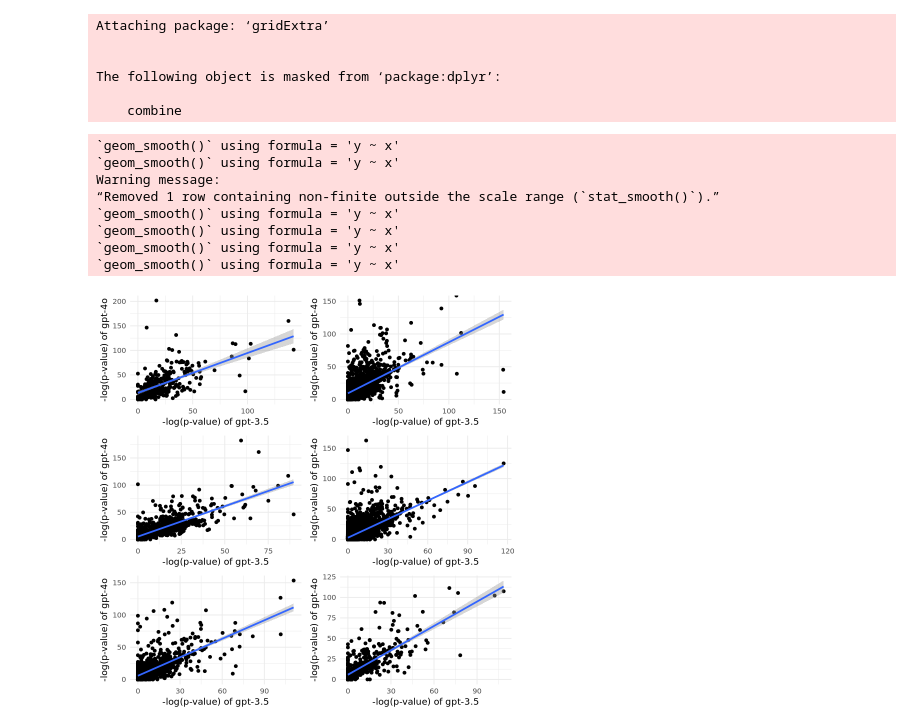
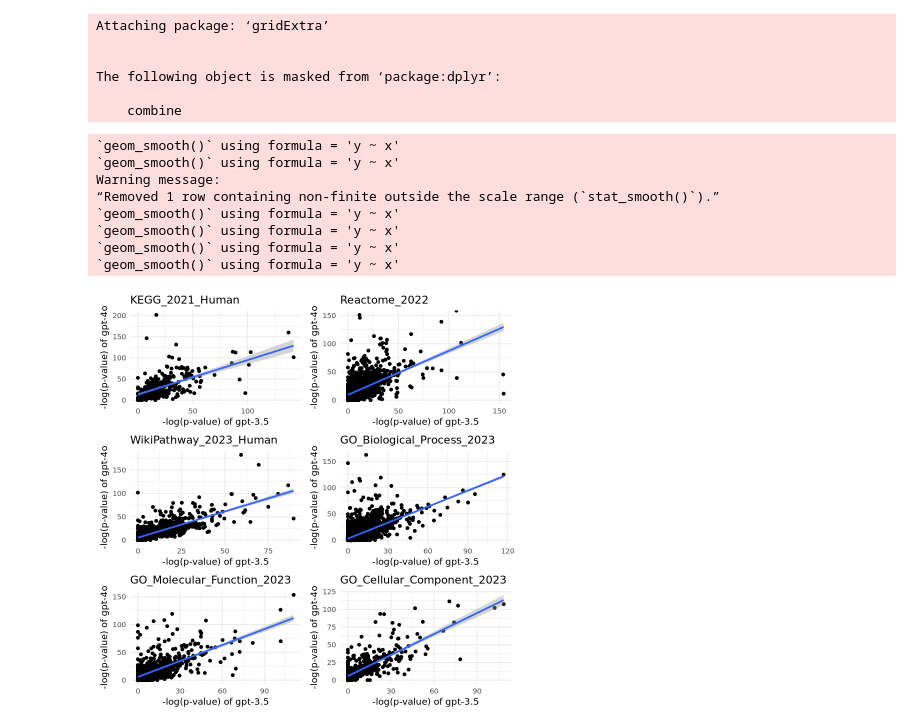
Before and after one commit to Alector-BIO/llm2geneset, a Jupyter notebook: notebooks/figures.ipynb, the cells around one changed output. Drawn from its saved outputs; the diff is of its cells as text; code cells hidden in the pictures.

Commit message:
add fig title

```diff
--- a/notebooks/figures.ipynb
+++ b/notebooks/figures.ipynb
@@ -301,32 +301,32 @@ plots <- list()
 # For each database, plot log_p of gpt-3.5-turbo-0125 against log_p of gpt-4o-2024-05-13
 databases <- unique(df$database)
 for(d in databases){
   df1 <- model1 %>% filter(database ==d)
   df2 <- model2 %>% filter(database ==d)
   joined_df <- merge(df1, df2, by = c("descr"), suffixes = c("_1", "_2"))
 
   plots[[d]] <- ggplot(joined_df, aes(x = log_p_1, y = log_p_2)) +
     geom_point() +
     geom_smooth(method = "lm") +
-    labs(
+    labs(title = d,
          x = "-log(p-value) of gpt-3.5",
          y = "-log(p-value) of gpt-4o") +
     theme_minimal()
 }
 
 # Combine all plots into a single faceted plot
 library(gridExtra)
 combined_plot <- do.call(gridExtra::grid.arrange, c(plots, ncol = 2))
 
 # Save the plot
 ggsave(filename = "figures/5_scatter_plot_logp_compare_models.pdf", plot = combined_plot, device = "pdf", width = 10, height = 10, dpi = 300)
 # %% [output]
 `geom_smooth()` using formula = 'y ~ x'
 `geom_smooth()` using formula = 'y ~ x'
 Warning message:
 “Removed 1 row containing non-finite outside the scale range (`stat_smooth()`).”
 `geom_smooth()` using formula = 'y ~ x'
 `geom_smooth()` using formula = 'y ~ x'
 `geom_smooth()` using formula = 'y ~ x'
 `geom_smooth()` using formula = 'y ~ x'
-[figure, old version]
+[figure, new version]
```
Also changed, not shown: 1 other file.
